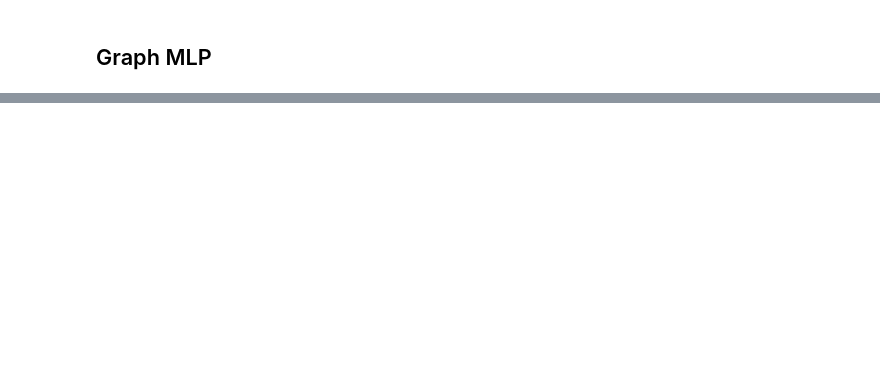
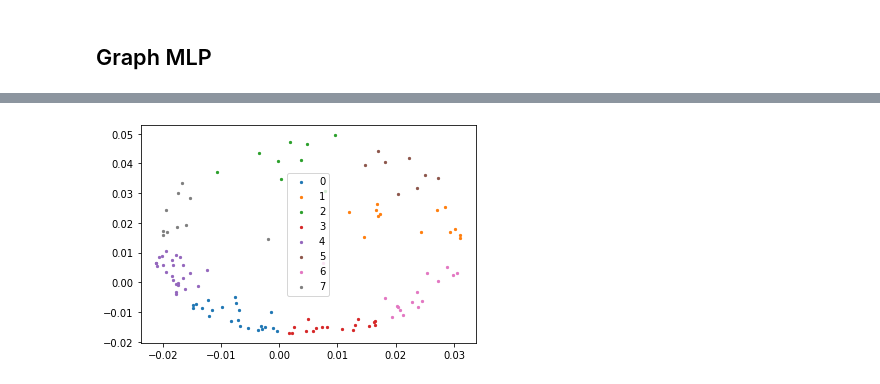
Before and after one commit to Gurkenglas/GraphRegularizedNNs, a Jupyter notebook: mlp_coactivation_reg_v2.ipynb, the cells around one changed output, grey strips where cells are left out. Drawn from its saved outputs; the diff is of its cells as text; code cells hidden in the pictures; blank space fills up the shorter version.

Commit message:
Forget layers. Coactivate all.

```diff
--- a/mlp_coactivation_reg_v2.ipynb
+++ b/mlp_coactivation_reg_v2.ipynb
@@ -82,7 +50,7 @@ class Net(nn.Module):
         for i,l in enumerate(self.hidden):
             x = l(x)
             if i < len(self.hidden) - 1:
-                x = self.droput(F.relu(x))
+                x = F.relu(x)
         return x
 
 def eval_nn(nn, testloader):
@@ -90,7 +58,6 @@ def eval_nn(nn, testloader):
     loss_sublist = []
     for x,y in testloader:
         x,y = x.to(dev), y.to(dev)
-        nn.eval()
         z = nn(x)
         _, yh = torch.max(z.data, 1)
         correct += (yh == y).sum().item()
@@ -100,7 +67,6 @@ def eval_nn(nn, testloader):
 
 def run_nn_train(nn, x, y, optimizer, crit):
     x,y = x.to(dev), y.to(dev)
-    nn.train()
     optimizer.zero_grad()
     z = nn(x)
     return crit(z, y)
@@ -164,25 +151,25 @@ graph_mlp = Net(layers, drop_p=0.3).to(dev)
 
 crit = nn.CrossEntropyLoss()
 optimizer = torch.optim.Adam(graph_mlp.parameters(), lr=0.001)
-for name, m in graph_mlp.named_modules():
+for m in graph_mlp.modules():
     if type(m)==nn.Linear:
-        m.register_forward_hook(partial(lambda name, mod, inp, out: activations[name].append(out.cpu()), name))
+        m.register_forward_hook(partial(lambda mod, inp, out: activations.append(out)))
 # %%
 for epoch in range(20):
     # Train
     for x,y in trainloader:
-        activations = collections.defaultdict(list)
+        activations = []
         loss = run_nn_train(graph_mlp, x, y, optimizer=optimizer, crit=crit)
 
-        embs = [torch.vstack(activations[f'hidden.{i}']).T.detach().numpy() for i in range(n_hidden)]
-        adj_mat = torch.tensor(create_graph_from_layered_embedding(embs, frac=0.3).astype(np.float32))
-
-        degreessqrt = adj_mat.sum(0, keepdims=True).pow(-1./2.)
-        adjnorm = adj_mat*degreessqrt*degreessqrt.T
+        act = torch.cat(activations, dim=1)
+        cov = act.T @ act
+        std = cov.diag().pow(1 / 2)
+        corr = cov / std / std.unsqueeze(1)
+        adj_mat = corr.pow(2)
+        degreesqrt = adj_mat.sum(0, keepdims=True).pow(-1. / 2.)
+        adjnorm = adj_mat * degreesqrt * degreesqrt.T
         lap = torch.eye(adjnorm.shape[0]).to(dev) - adjnorm.to(dev)
-        act = torch.hstack([activations[f'hidden.{li}'][-1] for li in range(n_hidden)]).to(dev)
-        term = ((act @ lap) * act).sum() / act.shape[1] * 0.005
-        loss += term
+        loss += ((act @ lap) * act).sum() / act.shape[1] * 0.0000001
 
         loss.backward()
         optimizer.step()
@@ -197,14 +203,13 @@ ValueError: ignored
 # %%
-embs = [torch.vstack(activations[f'hidden.{i}']).T.detach().numpy() for i in range(n_hidden)]
-adj_mat = create_graph_from_layered_embedding(embs, frac=0.3)
-
-spec_emb = SpectralEmbedding(affinity='precomputed').fit_transform(adj_mat)
+spec_emb = SpectralEmbedding(affinity='precomputed').fit_transform(adj_mat.cpu().detach())
 clust_labels = cluster.k_means(spec_emb, 8)[1]
 
 for i in set(clust_labels):
     mask = (clust_labels == i)
     plt.scatter(spec_emb[mask,0], spec_emb[mask,1], s=5, label=i)
 plt.legend();
+# %% [output]
+[figure, added]
 # %%
 for i,ids in enumerate(ids_per_layer):
     plt.scatter(spec_emb[ids,0], spec_emb[ids,1], s=5, label=i)
```
Also changed, not shown: parts of 6 cells of this notebook.
